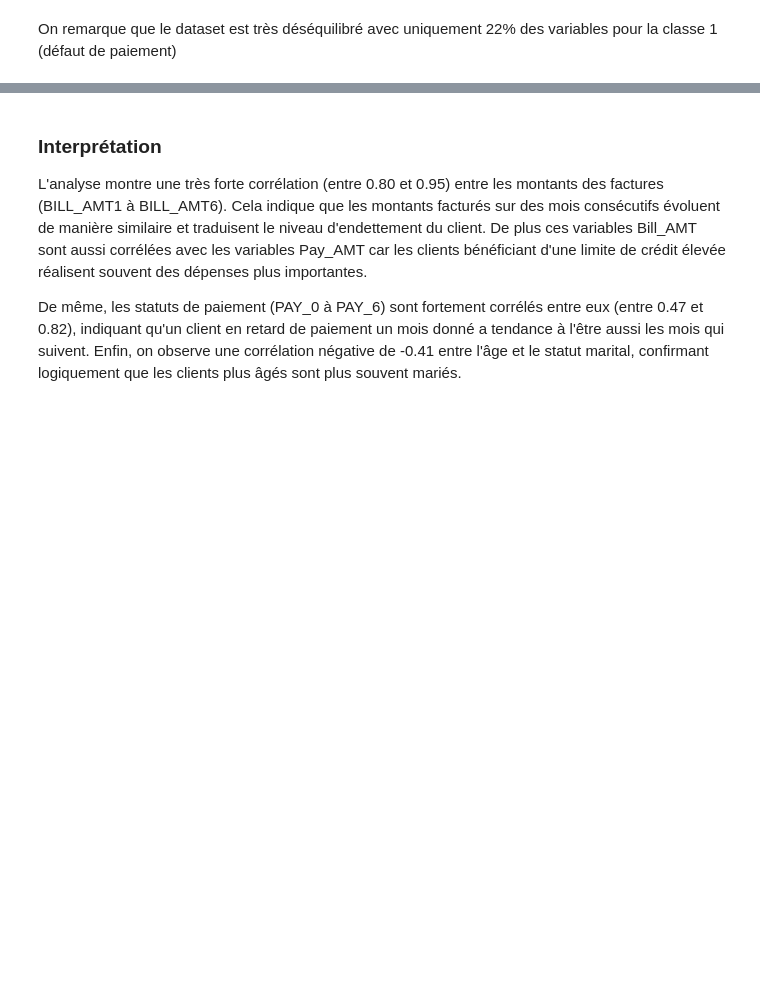
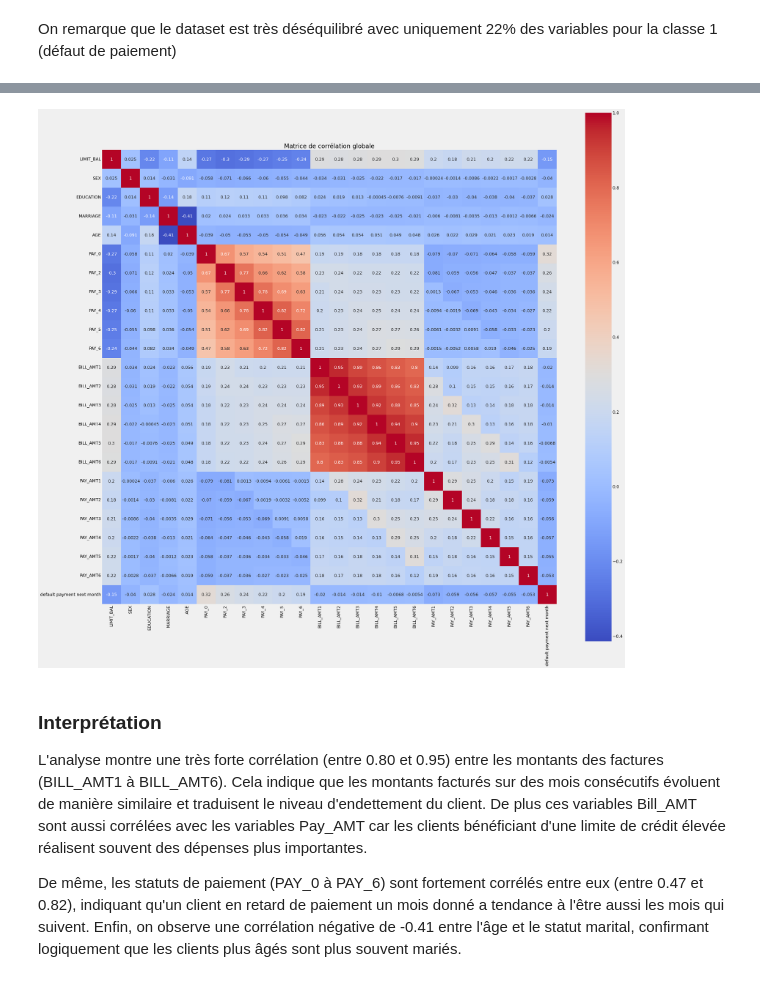
Before and after one commit to NdeyeAminataAida/Projet-AI28, a Jupyter notebook: notebook/project_credit_default.ipynb, the cells around one changed output, grey strips where cells are left out. Cells and saved outputs as stored; diff of their text form; code cells hidden in the pictures; blank space fills up the shorter version.

```diff
--- a/notebook/project_credit_default.ipynb
+++ b/notebook/project_credit_default.ipynb
@@ -83,2 +67,7 @@ from src.modeling import build_adaboost_model
+# %%
+data = pd.read_excel('data/default of credit card clients.xls', header=1)
+df = data.copy()
+# Suppression de l'identifiant technique qui n'apporte aucune information prédictive
+df = df.drop('ID',axis=1)
 # %% [markdown]
 Analyse Exploratoire de Données (AED)
@@ -151,3 +184,8 @@ plt.title("Matrice de corrélation")
+# %%
+# Matrice de corrélation
+aed.plot_correlation_matrix(df)
+# %% [output]
+[figure, added]
 # %% [markdown]
 ### Interprétation
 L'analyse montre une très forte corrélation (entre 0.80 et 0.95) entre les montants des factures (BILL_AMT1 à BILL_AMT6). Cela indique que les montants facturés sur des mois consécutifs évoluent de manière similaire et traduisent le niveau d'endettement du client. De plus ces variables Bill_AMT sont aussi corrélées avec les variables Pay_AMT car les clients bénéficiant d'une limite de crédit élevée réalisent souvent des dépenses plus importantes.
```
Also changed, not shown: parts of 78 cells of this notebook, 4 other files.
